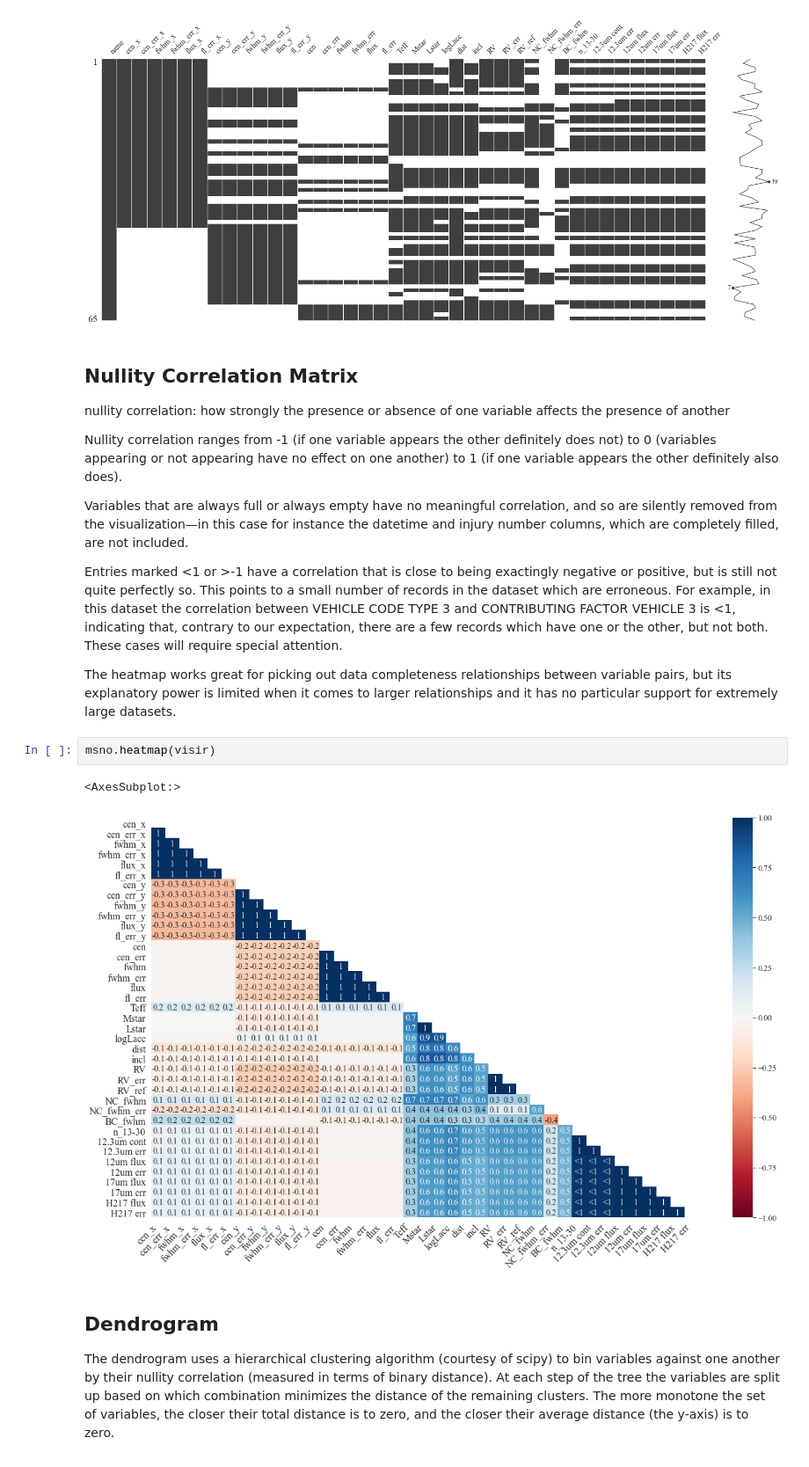
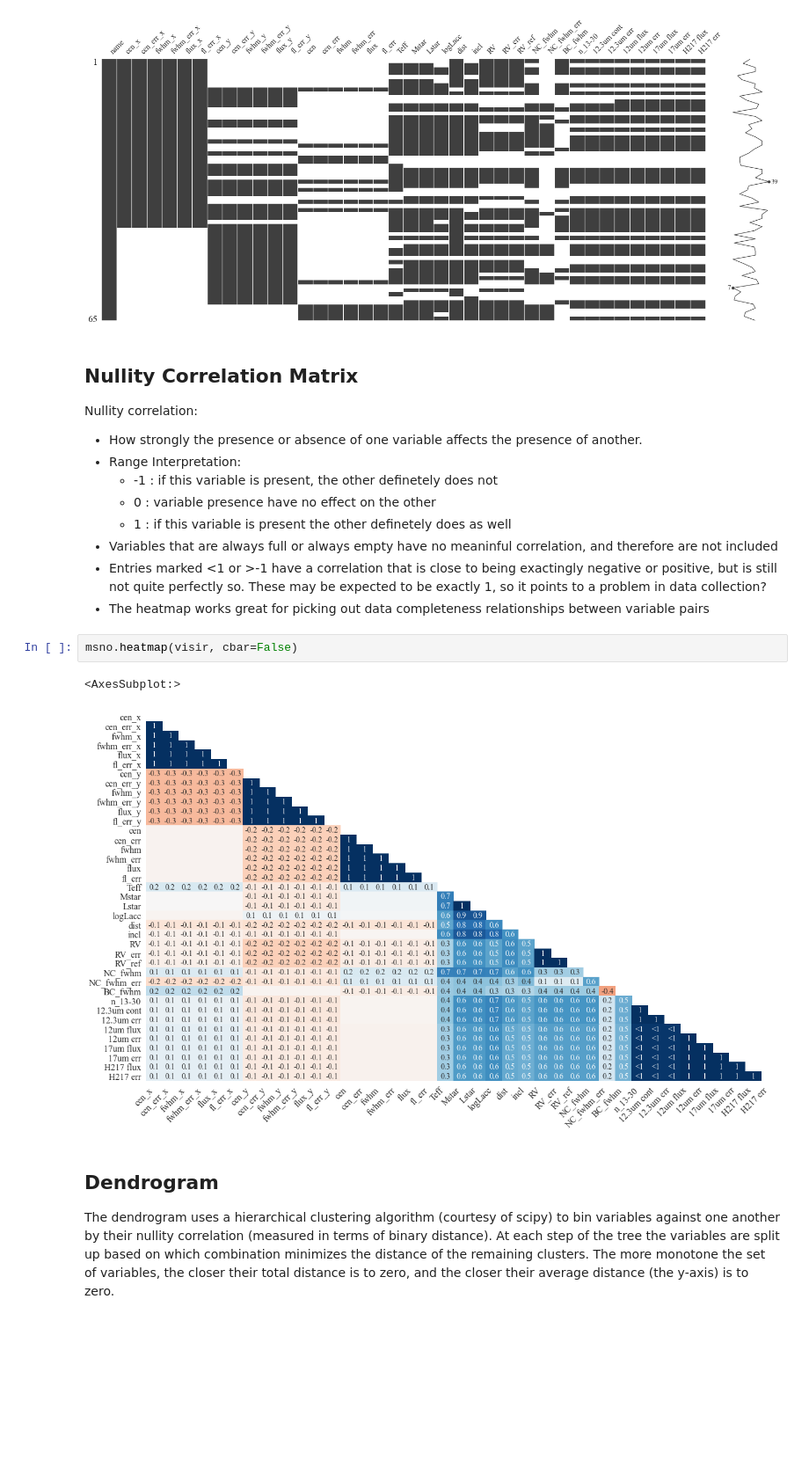
Before and after one commit to AstroJosePC/VISIR-Exploration, a Jupyter notebook: Missing Data/Missing data Viz.ipynb, the cells around one changed output. Shown at 88% size. Drawn from its saved outputs; the diff is of its cells as text; blank space fills up the shorter version.

Commit message:
:recycle: changed description and removed cbar

```diff
--- a/Missing Data/Missing data Viz.ipynb
+++ b/Missing Data/Missing data Viz.ipynb
@@ -22,20 +27,20 @@ msno.matrix(visir)
 # %% [markdown]
 ## Nullity Correlation Matrix
 
-nullity correlation: how strongly the presence or absence of one variable affects the presence of another
-
-Nullity correlation ranges from -1 (if one variable appears the other definitely does not) to 0 (variables appearing or not appearing have no effect on one another) to 1 (if one variable appears the other definitely also does).
-
-Variables that are always full or always empty have no meaningful correlation, and so are silently removed from the visualization—in this case for instance the datetime and injury number columns, which are completely filled, are not included.
-
-Entries marked <1 or >-1 have a correlation that is close to being exactingly negative or positive, but is still not quite perfectly so. This points to a small number of records in the dataset which are erroneous. For example, in this dataset the correlation between VEHICLE CODE TYPE 3 and CONTRIBUTING FACTOR VEHICLE 3 is <1, indicating that, contrary to our expectation, there are a few records which have one or the other, but not both. These cases will require special attention.
-
-The heatmap works great for picking out data completeness relationships between variable pairs, but its explanatory power is limited when it comes to larger relationships and it has no particular support for extremely large datasets.
+Nullity correlation:
+- How strongly the presence or absence of one variable affects the presence of another.
+- Range Interpretation:
+    - -1 : if this variable is present, the other definetely does not
+    - 0 : variable presence have no effect on the other
+    - 1 : if this variable is present the other definetely does as well
+- Variables that are always full or always empty have no meaninful correlation, and therefore are not included
+- Entries marked <1 or >-1 have a correlation that is close to being exactingly negative or positive, but is still not quite perfectly so. These may be expected to be exactly 1, so it points to a problem in data collection?
+- The heatmap works great for picking out data completeness relationships between variable pairs
 # %%
-msno.heatmap(visir)
+msno.heatmap(visir, cbar=False)
 # %% [output]
 <AxesSubplot:>
-[figure, old version]
+[figure, new version]
 # %% [markdown]
 ## Dendrogram
 
```
Also changed, not shown: parts of 1 cell of this notebook.
